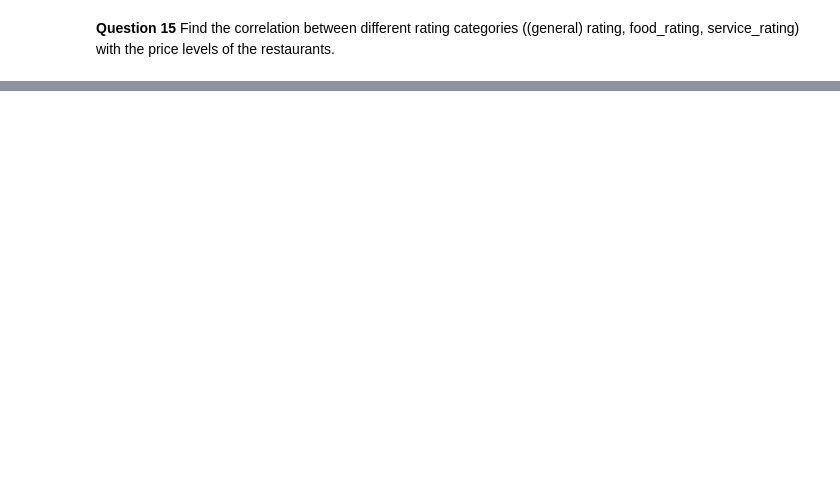
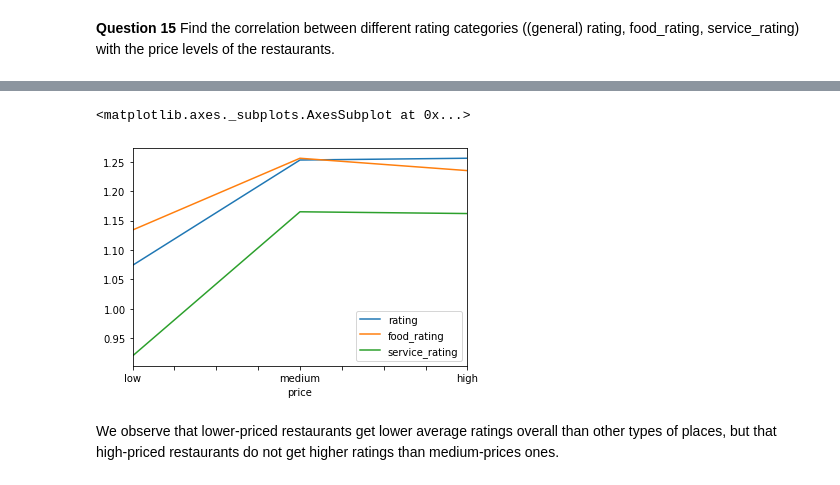
Before and after one commit to teobouvard/study, a Jupyter notebook: 4-UiS/data-science/assignment2/assignment.ipynb, the cells around one changed output, grey strips where cells are left out. Saved outputs shown, nothing was run; the diff lists cells and outputs as text; code cells hidden in the pictures; blank space fills up the shorter version.

```diff
--- a/4-UiS/data-science/assignment2/assignment.ipynb
+++ b/4-UiS/data-science/assignment2/assignment.ipynb
@@ -467,3 +469,7 @@ smokers_rating[filter_]['userID'].unique().size
 **Question 15** Find the correlation between different rating categories
 ((general) rating, food_rating, service_rating) with the price levels of the
 restaurants.
+# %%
+price_rating = user_rating.merge(geoplaces, on='placeID')[['rating', 'food_rating', 'service_rating', 'price']]
+price_rating = price_rating.groupby('price').mean().round(3).reindex(['low', 'medium', 'high'])
+price_rating
@@ -469,0 +482,7 @@ restaurants.
+# %%
+price_rating.plot()
+# %% [output]
+<matplotlib.axes._subplots.AxesSubplot at 0x...>
+[figure, added]
+# %% [markdown]
+We observe that lower-priced restaurants get lower average ratings overall than other types of places, but that high-priced restaurants do not get higher ratings than medium-prices ones.
```
Also changed, not shown: parts of 4 cells of this notebook.
